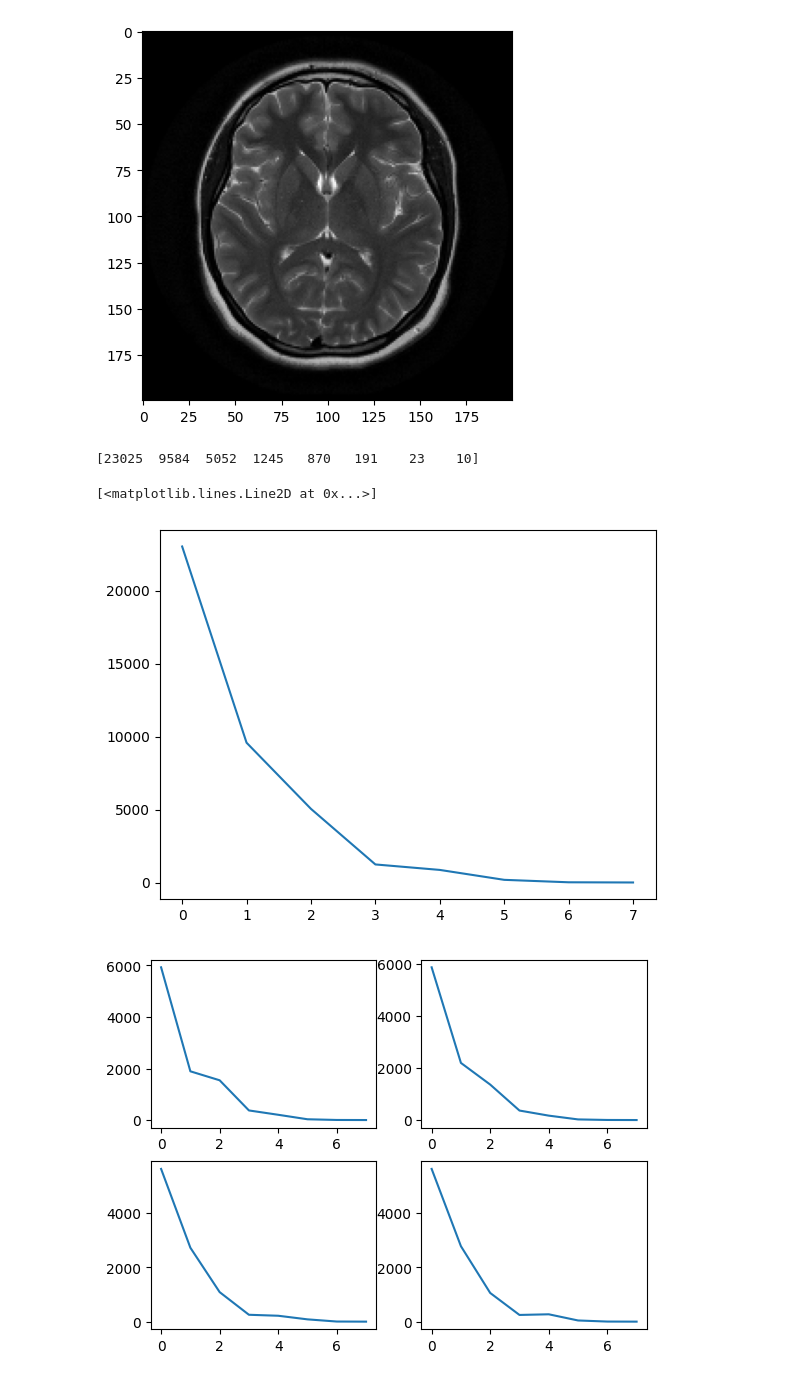
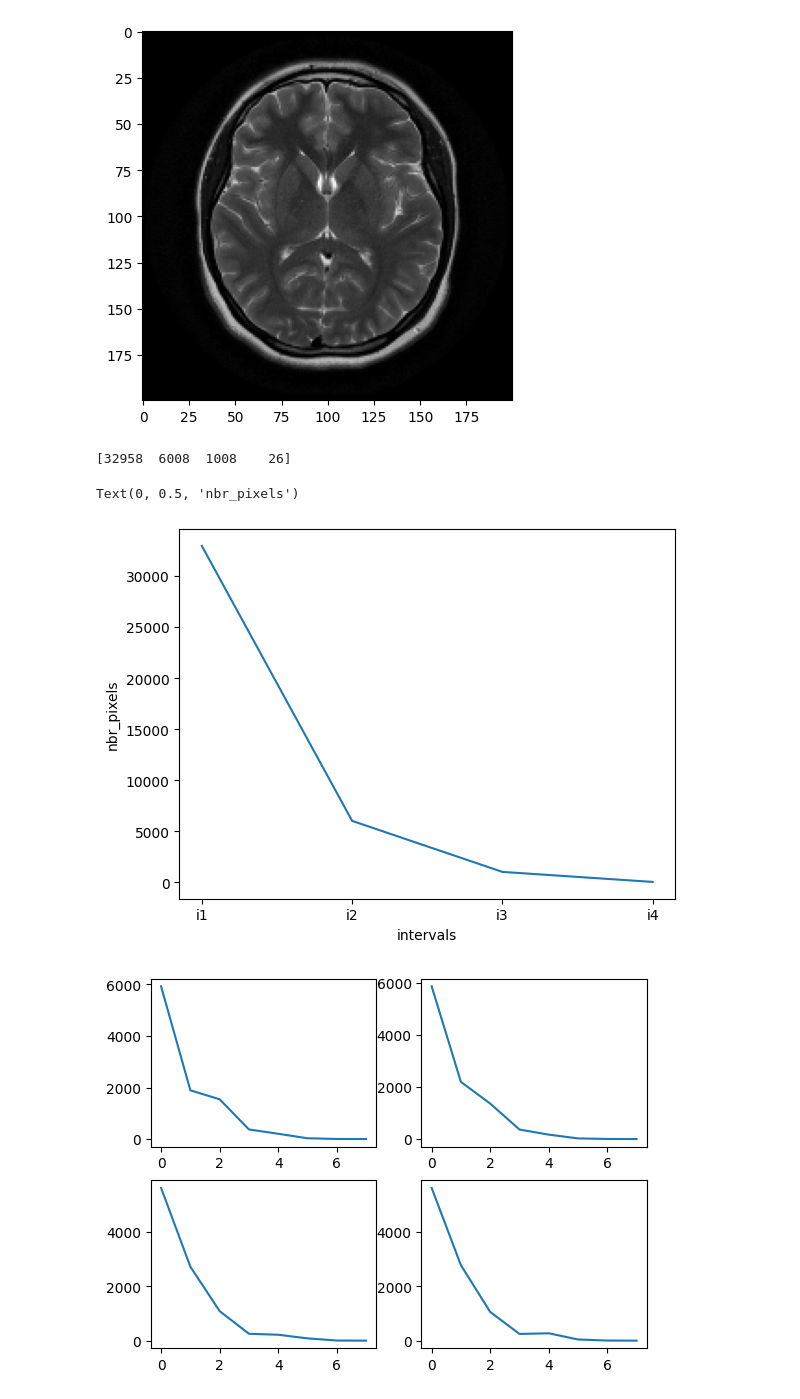
Before and after one commit to islem143/University-Projects, a Jupyter notebook: imed/tp1.ipynb, the cells around one changed output. Drawn from its saved outputs; the diff is of its cells as text; code cells hidden in the pictures.

```diff
--- a/imed/tp1.ipynb
+++ b/imed/tp1.ipynb
@@ -39,17 +39,19 @@ def histo(img,intervals=4):
 
 
 
-hist=histo(gray,8)
+hist=histo(gray,4)
 # %% [output]
 [figure]
 # %%
 print(hist)
 
-plt.plot(hist)
+plt.plot(["i1","i2","i3","i4"],hist)
+plt.xlabel("intervals")
+plt.ylabel("nbr_pixels")
 # %% [output]
-[23025  9584  5052  1245   870   191    23    10]
+[32958  6008  1008    26]
-[<matplotlib.lines.Line2D at 0x...>]
+Text(0, 0.5, 'nbr_pixels')
-[figure, old version]
+[figure, new version]
 # %%
 def split(img,regions=4):
     arr=[]
```
Also changed, not shown: parts of 22 cells of this notebook.
